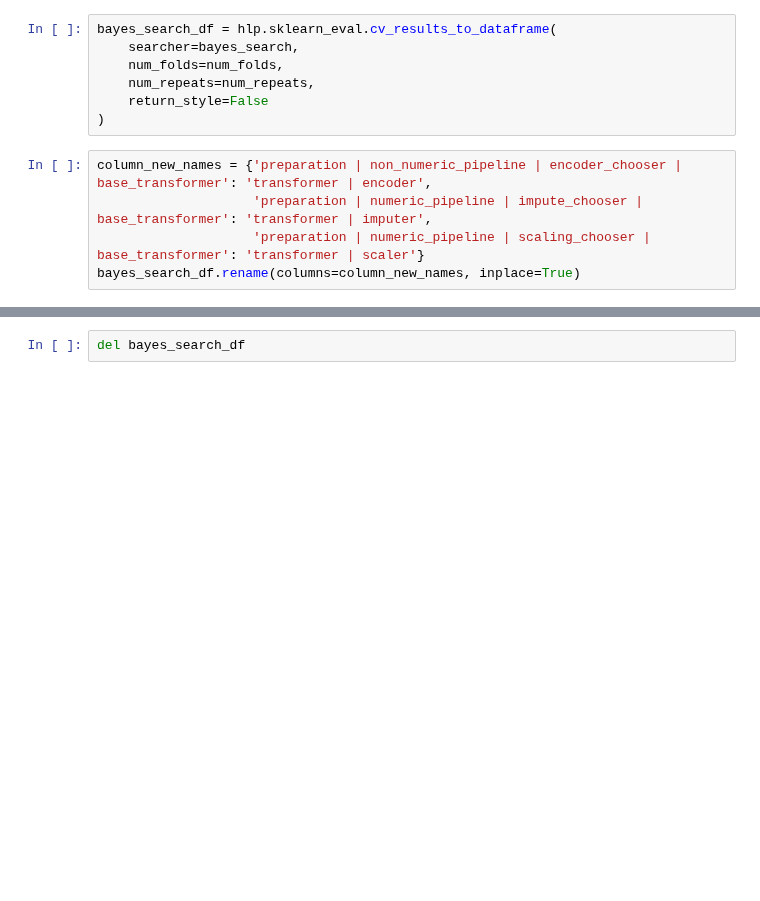
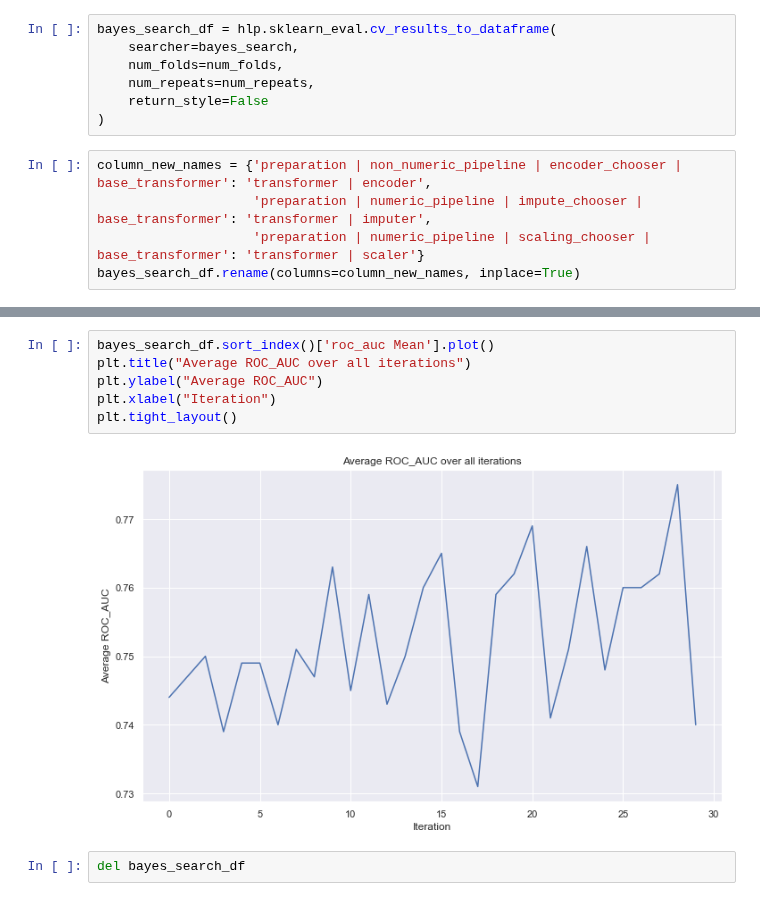
Before and after one commit to shane-kercheval/python-examples, a Jupyter notebook: Classification.ipynb, the cells around one changed output, grey strips where cells are left out. Saved outputs shown, nothing was run; the diff lists cells and outputs as text; blank space fills up the shorter version.

```diff
--- a/Classification.ipynb
+++ b/Classification.ipynb
@@ -586,3 +594,11 @@ bayes_search_df.head()
+# %%
+bayes_search_df.sort_index()['roc_auc Mean'].plot()
+plt.title("Average ROC_AUC over all iterations")
+plt.ylabel("Average ROC_AUC")
+plt.xlabel("Iteration")
+plt.tight_layout()
+# %% [output]
+[figure, added]
 # %%
 del bayes_search_df
 # %%
```
Also changed, not shown: parts of 1 cell of this notebook.
